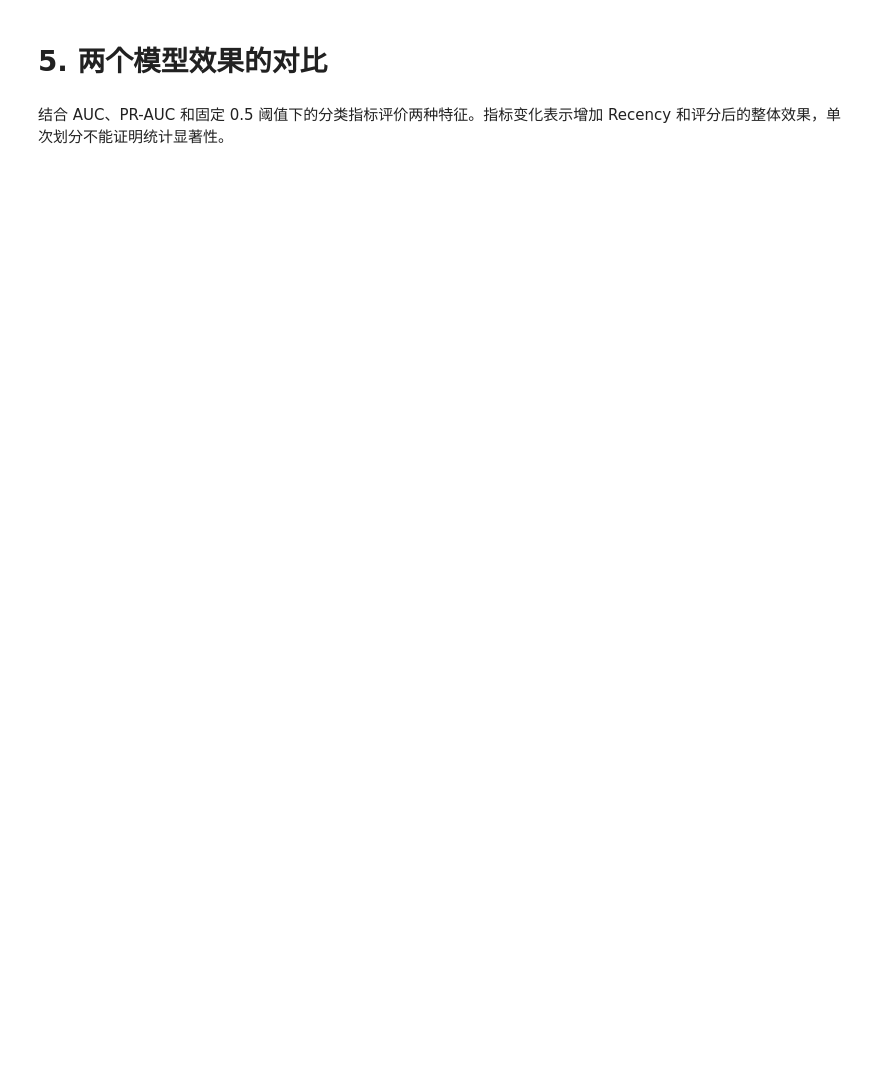
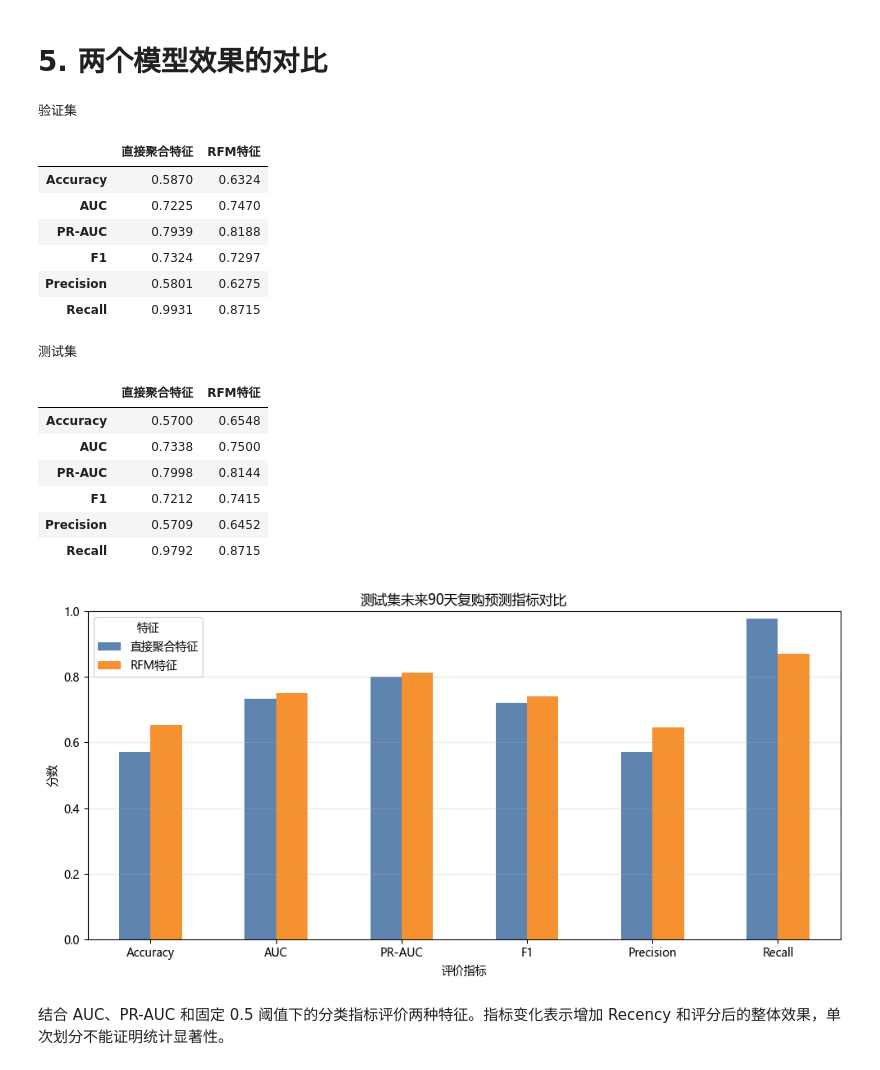
Before and after one commit to byyears/Online-Retail, a Jupyter notebook: 用户流失预测.ipynb, the cells around one changed output. Cells and saved outputs as stored; diff of their text form; code cells hidden in the pictures; blank space fills up the shorter version.

```diff
--- a/用户流失预测.ipynb
+++ b/用户流失预测.ipynb
@@ -13,19 +13,8 @@ from sklearn.metrics import (
 )
 
 df = pd.read_csv('data/processed_data.csv')
-df['InvoiceDate'] = pd.to_datetime(df['InvoiceDate'], errors='coerce')
+df['InvoiceDate'] = pd.to_datetime(df['InvoiceDate'])
 
-if df['cancelled'].dtype != bool:
-    df['cancelled'] = (
-        df['cancelled'].astype(str).str.strip().str.lower()
-        .isin(['true', '1', 'yes', 'y'])
-    )
-
-df = df.dropna(subset=['CustomerID', 'InvoiceNo', 'InvoiceDate']).copy()
-df['CustomerID'] = df['CustomerID'].astype(str)
 df = df[df['Quantity'] > 0].copy()
 
-print('有效交易明细行数：', len(df))
-print('客户数：', df['CustomerID'].nunique())
-print('日期范围：', df['InvoiceDate'].min(), '至', df['InvoiceDate'].max())
-display(df.head())
+df.head()
@@ -48,21 +41,13 @@ data = history.groupby('CustomerID').agg(
     TotalSpend=('TotalPrice', 'sum'),
     TotalQuantity=('Quantity', 'sum')
 ).reset_index()
+
 data['Recency'] = (reference_date - data.pop('LastPurchaseDate')).dt.days
 data['AvgOrderValue'] = data['TotalSpend'] / data['OrderCount']
 data['AvgItemsPerOrder'] = data['TotalQuantity'] / data['OrderCount']
 data['future_purchase'] = data['CustomerID'].isin(future['CustomerID']).astype(int)
-data = data.replace([np.inf, -np.inf], np.nan).dropna().reset_index(drop=True)
 
-train_df, temp_df = train_test_split(
-    data, test_size=0.30, random_state=42, stratify=data['future_purchase']
-)
-val_df, test_df = train_test_split(
-    temp_df, test_size=0.50, random_state=42, stratify=temp_df['future_purchase']
-)
+train_df, temp_df = train_test_split(data, test_size=0.30, random_state=42, stratify=data['future_purchase'])
+val_df, test_df = train_test_split(temp_df, test_size=0.50, random_state=42, stratify=temp_df['future_purchase'])
 
-print('客户样本量：', len(data))
-print('训练集：', len(train_df))
-print('验证集：', len(val_df))
-print('测试集：', len(test_df))
-display(data.head())
+data.head()
@@ -120,8 +109,5 @@ def train_and_evaluate(feature_cols):
         print(metrics['Confusion Matrix'])
     return model, results
 # %%
-direct_features = [
-    'TotalSpend', 'OrderCount', 'AvgOrderValue',
-    'TotalQuantity', 'AvgItemsPerOrder'
-]
+direct_features = ['TotalSpend', 'OrderCount', 'AvgOrderValue','TotalQuantity', 'AvgItemsPerOrder']
 model_direct, metrics_direct = train_and_evaluate(direct_features)
@@ -154,34 +175,50 @@ import matplotlib.pyplot as plt
 plt.rcParams['font.sans-serif'] = ['Microsoft YaHei']
 plt.rcParams['axes.unicode_minus'] = False
 
 metric_names = ['Accuracy', 'AUC', 'PR-AUC', 'F1', 'Precision', 'Recall']
 comparison_tables = {}
 for split in ['验证集', '测试集']:
     comparison_tables[split] = pd.DataFrame({
         '直接聚合特征': [metrics_direct[split][name] for name in metric_names],
         'RFM特征': [metrics_rfm[split][name] for name in metric_names]
     }, index=metric_names)
     print(split)
     display(comparison_tables[split].round(4))
 
 comparison = comparison_tables['测试集']
-display((comparison['RFM特征'] - comparison['直接聚合特征'])
-        .rename('测试集指标变化').round(4))
 
 ax = comparison.plot(
     kind='bar',
     figsize=(10, 5),
     ylim=(0, 1),
     color=['#4C78A8', '#F58518'],
     alpha=0.9
 )
 ax.set_title('测试集未来90天复购预测指标对比')
 ax.set_ylabel('分数')
 ax.set_xlabel('评价指标')
 ax.legend(title='特征')
 ax.grid(axis='y', alpha=0.3)
 plt.xticks(rotation=0)
 plt.tight_layout()
 plt.show()
+# %% [output]
+验证集
+|  | 直接聚合特征 | RFM特征 |
+| Accuracy | 0.5870 | 0.6324 |
+| AUC | 0.7225 | 0.7470 |
+| PR-AUC | 0.7939 | 0.8188 |
+| F1 | 0.7324 | 0.7297 |
+| Precision | 0.5801 | 0.6275 |
+| Recall | 0.9931 | 0.8715 |
+测试集
+|  | 直接聚合特征 | RFM特征 |
+| Accuracy | 0.5700 | 0.6548 |
+| AUC | 0.7338 | 0.7500 |
+| PR-AUC | 0.7998 | 0.8144 |
+| F1 | 0.7212 | 0.7415 |
+| Precision | 0.5709 | 0.6452 |
+| Recall | 0.9792 | 0.8715 |
+[figure, added]
 # %% [markdown]
 结合 AUC、PR-AUC 和固定 0.5 阈值下的分类指标评价两种特征。指标变化表示增加 Recency 和评分后的整体效果，单次划分不能证明统计显著性。
```
Also changed, not shown: parts of 7 cells of this notebook.
